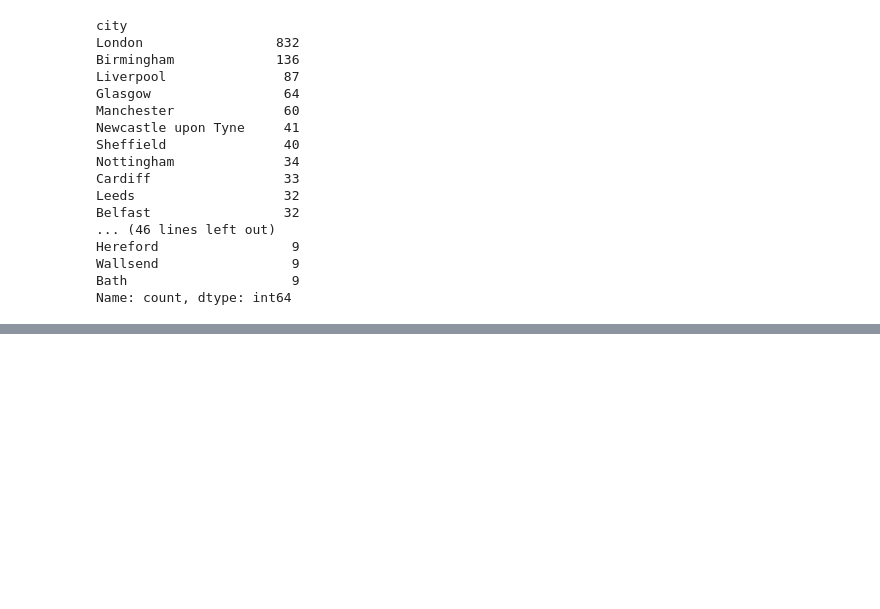
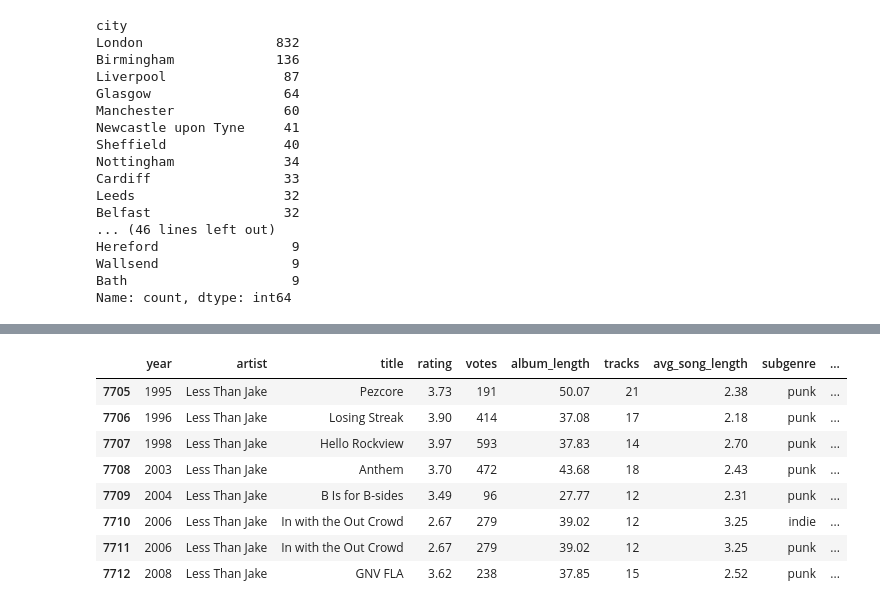
Before and after one commit to arnauog/what_the_rock, a Jupyter notebook: geopy_origins.ipynb, the cells around one changed output, grey strips where cells are left out. Cells and saved outputs as stored; diff of their text form; code cells hidden in the pictures; blank space fills up the shorter version.

```diff
--- a/geopy_origins.ipynb
+++ b/geopy_origins.ipynb
@@ -2367,0 +2487,12 @@ Name: count, dtype: int64
+# %%
+df_final[df_final['artist']=='Less Than Jake']
+# %% [output]
+|  | year | artist | title | rating | votes | album_length | tracks | avg_song_length | subgenre | ... |
+| 7705 | 1995 | Less Than Jake | Pezcore | 3.73 | 191 | 50.07 | 21 | 2.38 | punk | ... |
+| 7706 | 1996 | Less Than Jake | Losing Streak | 3.90 | 414 | 37.08 | 17 | 2.18 | punk | ... |
+| 7707 | 1998 | Less Than Jake | Hello Rockview | 3.97 | 593 | 37.83 | 14 | 2.70 | punk | ... |
+| 7708 | 2003 | Less Than Jake | Anthem | 3.70 | 472 | 43.68 | 18 | 2.43 | punk | ... |
+| 7709 | 2004 | Less Than Jake | B Is for B-sides | 3.49 | 96 | 27.77 | 12 | 2.31 | punk | ... |
+| 7710 | 2006 | Less Than Jake | In with the Out Crowd | 2.67 | 279 | 39.02 | 12 | 3.25 | indie | ... |
+| 7711 | 2006 | Less Than Jake | In with the Out Crowd | 2.67 | 279 | 39.02 | 12 | 3.25 | punk | ... |
+| 7712 | 2008 | Less Than Jake | GNV FLA | 3.62 | 238 | 37.85 | 15 | 2.52 | punk | ... |
```
Also changed, not shown: parts of 42 cells of this notebook, 23 other files.
